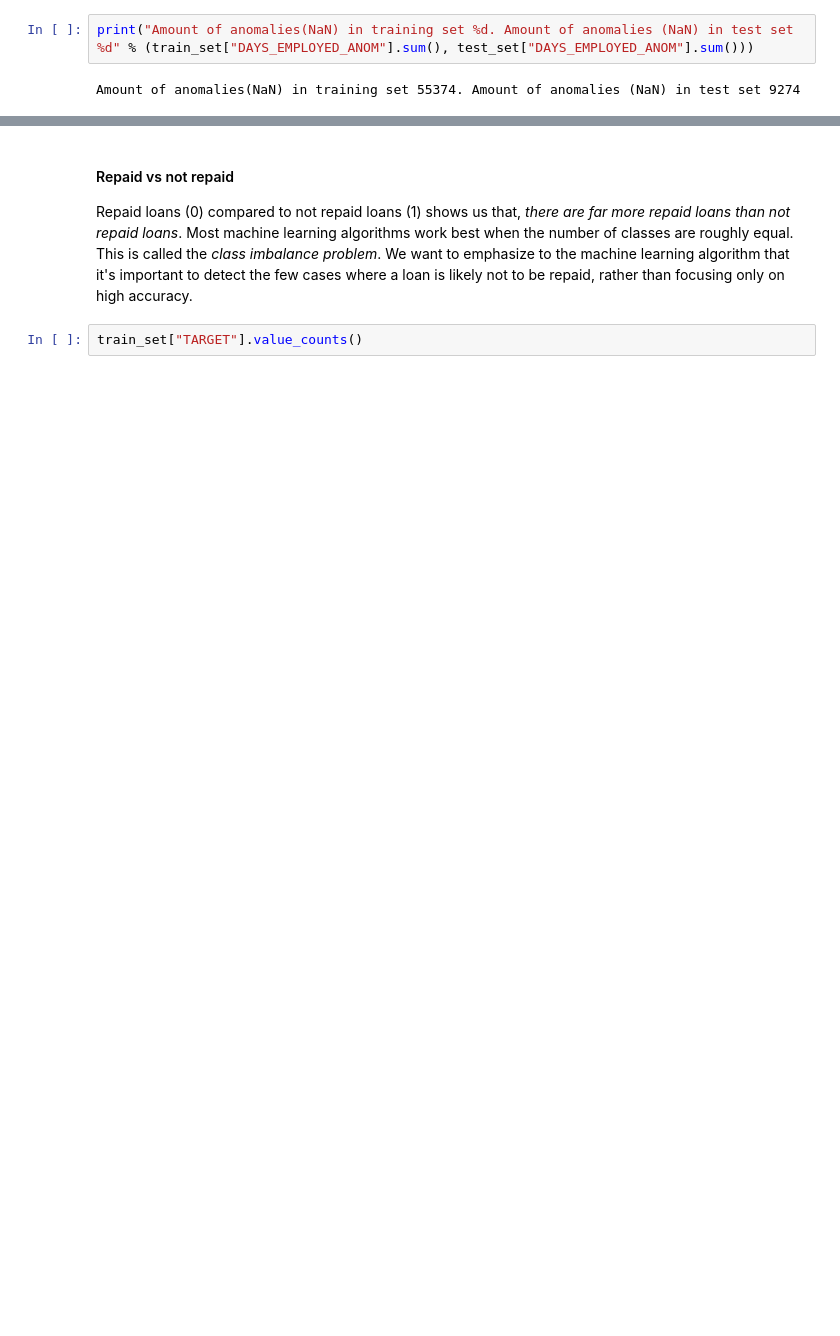
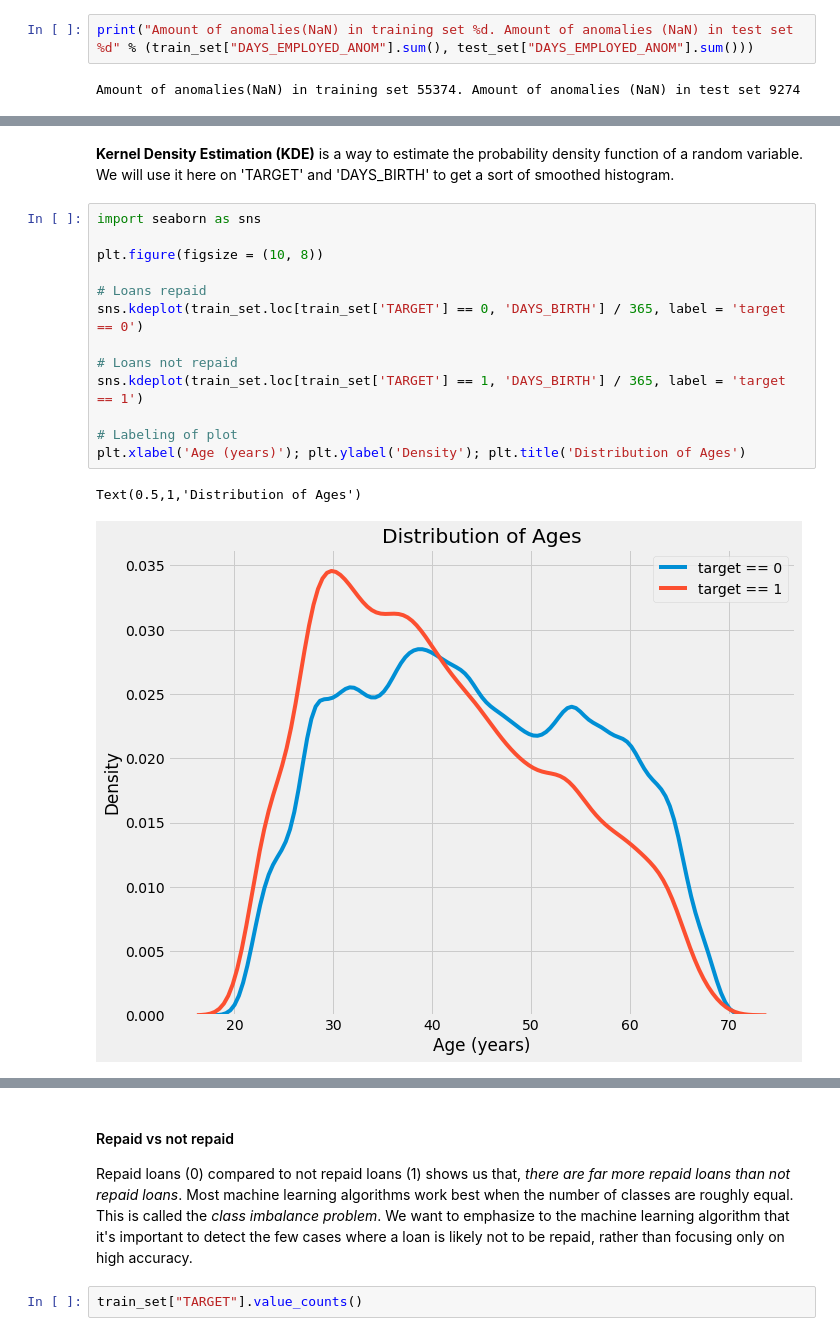
Before and after one commit to adrsolheim/notebooks, a Jupyter notebook: home-credit-default-risk/home_credit_default_risk.ipynb, the cells around one changed output, grey strips where cells are left out. Drawn from its saved outputs; the diff is of its cells as text; blank space fills up the shorter version.

```diff
--- a/home-credit-default-risk/home_credit_default_risk.ipynb
+++ b/home-credit-default-risk/home_credit_default_risk.ipynb
@@ -408,0 +481,18 @@ Amount of anomalies(NaN) in training set 55374. Amount of anomalies (NaN) in tes
+# %% [markdown]
+**Kernel Density Estimation (KDE)** is a way to estimate the probability density function of a random variable. We will use it here on 'TARGET' and 'DAYS_BIRTH' to get a sort of smoothed histogram.
+# %%
+import seaborn as sns
+
+plt.figure(figsize = (10, 8))
+
+# Loans repaid
+sns.kdeplot(train_set.loc[train_set['TARGET'] == 0, 'DAYS_BIRTH'] / 365, label = 'target == 0')
+
+# Loans not repaid
+sns.kdeplot(train_set.loc[train_set['TARGET'] == 1, 'DAYS_BIRTH'] / 365, label = 'target == 1')
+
+# Labeling of plot
+plt.xlabel('Age (years)'); plt.ylabel('Density'); plt.title('Distribution of Ages')
+# %% [output]
+Text(0.5,1,'Distribution of Ages')
+[figure, added]
```
Also changed, not shown: parts of 22 cells of this notebook.
